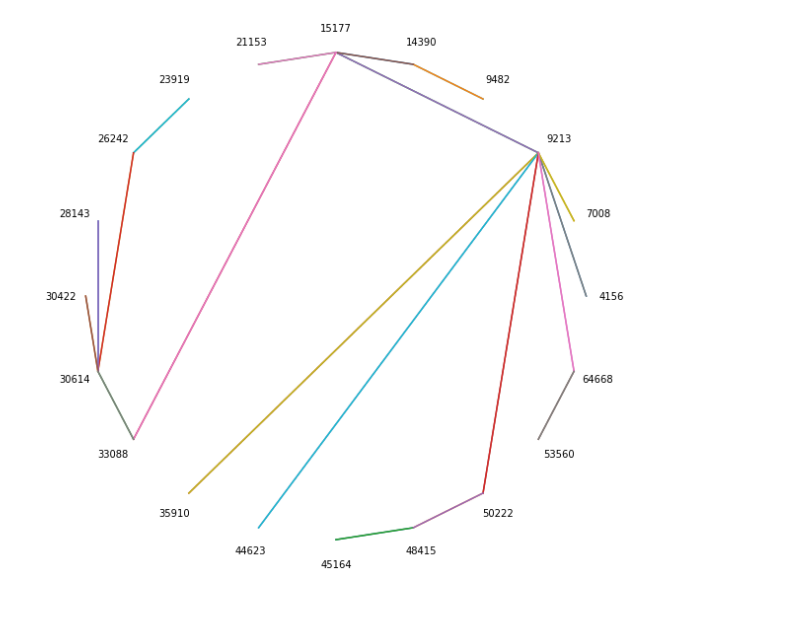
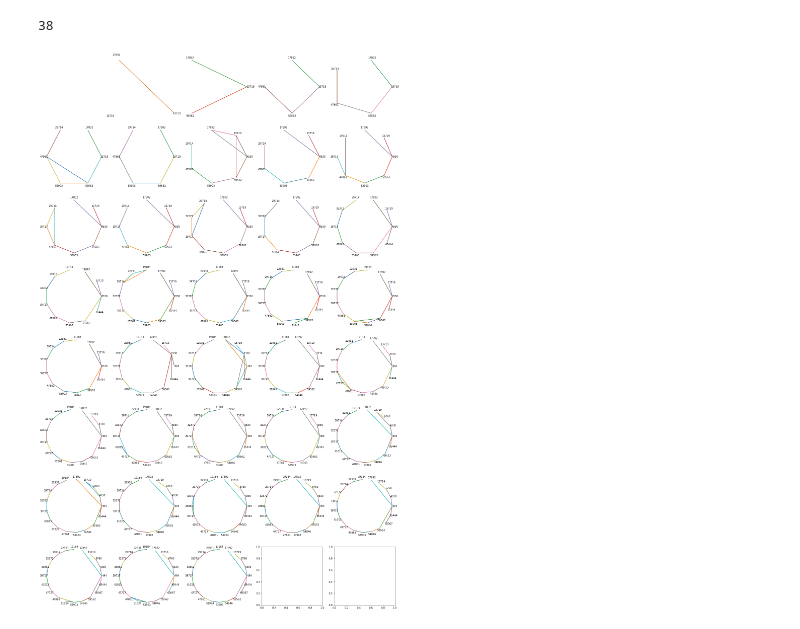
Before and after one commit to mzydiao/chordata, a Jupyter notebook: visualize_chord.ipynb, the cells around one changed output. Saved outputs shown, nothing was run; the diff lists cells and outputs as text; code cells hidden in the pictures.

```diff
--- a/visualize_chord.ipynb
+++ b/visualize_chord.ipynb
@@ -36,2 +14,0 @@ edges = [(int(k), int(v)) for k, l in adj.items() for v in l]
-# %%
-all_nodes = {i for i, j in edges} | {j for i, j in edges}
@@ -40,19 +15,30 @@ all_nodes = sorted(all_nodes)
 # %%
-fig, ax = plt.subplots(1, 1, figsize=(10,10))
+def get_plots(adj, ax):
+    edges = [(int(k), int(v)) for k, l in adj.items() for v in l]
+    all_nodes = {int(k) for k in adj}
+    all_nodes = sorted(all_nodes)
 
-for a, b in edges:
-    k1, k2 = all_nodes.index(a), all_nodes.index(b)
-    degs = [k1/(len(all_nodes)) * 2 * np.pi, k2/(len(all_nodes)) * 2 * np.pi]
-    ax.plot(np.cos(degs), np.sin(degs))
-for node in all_nodes:
-    deg = all_nodes.index(node)/(len(all_nodes)) * 2 * np.pi
-    c, s = np.cos(deg)*1.1, np.sin(deg)*1.1
-    ax.text(c, s, node,
-            horizontalalignment = 'center',
-            verticalalignment = 'center')
-t = np.linspace(0, 2*np.pi, 100)
-#ax.plot(np.cos(t), np.sin(t))
-plt.axis('off')
-plt.show()
+    for a, b in edges:
+        k1, k2 = all_nodes.index(a), all_nodes.index(b)
+        degs = [k1/(len(all_nodes)) * 2 * np.pi, k2/(len(all_nodes)) * 2 * np.pi]
+        ax.plot(np.cos(degs), np.sin(degs))
+    for node in all_nodes:
+        deg = all_nodes.index(node)/(len(all_nodes)) * 2 * np.pi
+        c, s = np.cos(deg)*1.1, np.sin(deg)*1.1
+        ax.text(c, s, node,
+                horizontalalignment = 'center',
+                verticalalignment = 'center')
+    t = np.linspace(0, 2*np.pi, 100)
+    #ax.plot(np.cos(t), np.sin(t))
-# %% [output]
-[figure, removed]
+# %%
+len(adj)
+# %% [output]
+38
+# %%
+fig, ax = plt.subplots(int(np.ceil(len(adj)/5)), 5, figsize=(25,len(adj) + 5 - (len(adj) % 5)))
+for a, axi in zip(adj, ax.flatten()):
+    get_plots(a, axi)
+    axi.axis('off')
+plt.show()
+# %% [output]
+[figure, added]
```
Also changed, not shown: parts of 5 cells of this notebook, 1 other file.
